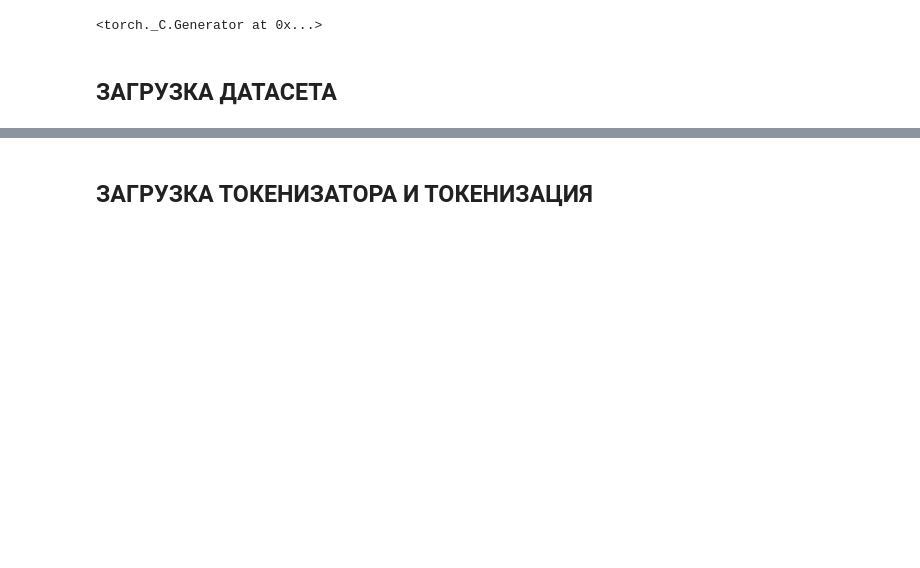
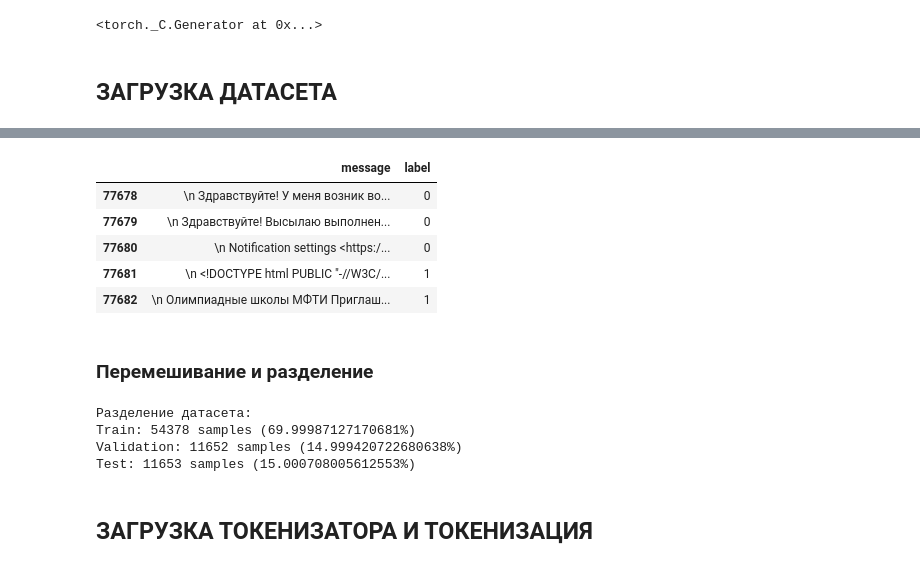
Before and after one commit to oleffr/bip_project, a Jupyter notebook: test_ml/test_train_model(for_debug).ipynb, the cells around one changed output, grey strips where cells are left out. Saved outputs shown, nothing was run; the diff lists cells and outputs as text; code cells hidden in the pictures; blank space fills up the shorter version.

```diff
--- a/test_ml/test_train_model(for_debug).ipynb
+++ b/test_ml/test_train_model(for_debug).ipynb
@@ -132,0 +201,33 @@ Name: count, dtype: int64
+# %%
+def normalize_dataframe(df: pd.DataFrame) -> pd.DataFrame:
+    # ищем текстовую колонку
+    text_column = 'text'
+
+    if text_column is None:
+        raise ValueError("Не найдена колонка с текстом")
+
+    # переименовываем
+    df = df.rename(columns={text_column: "message"})
+
+    if "label" not in df.columns:
+        raise ValueError("Нет колонки label")
+
+    # оставляем только нужное
+    df = df[["message", "label"]]
+
+    # удаляем пустые
+    df = df.dropna()
+    df = df[df["message"].str.strip() != ""]
+
+    return df
+
+
+def load_json_dataset(path: str) -> pd.DataFrame:
+    with open(path, 'r', encoding='utf-8') as f:
+        data = json.load(f)
+
+    df = pd.DataFrame(data)
+    df = normalize_dataframe(df)
+
+    print(f"{path}: {len(df)} samples")
+    return df
@@ -209,3 +365,42 @@ RuntimeError: Dataset scripts are no longer supported, but found phishing-datase
+# %%
+df.tail(5)
+# %% [output]
+|  | message | label |
+| 77678 | \n Здравствуйте! У меня возник во... | 0 |
+| 77679 | \n Здравствуйте! Высылаю выполнен... | 0 |
+| 77680 | \n Notification settings <https:/... | 0 |
+| 77681 | \n <!DOCTYPE html PUBLIC "-//W3C/... | 1 |
+| 77682 | \n Олимпиадные школы МФТИ Приглаш... | 1 |
+# %% [markdown]
+### Перемешивание и разделение
+# %%
+# Сначала перемешиваем весь датасет
+df = df.sample(frac=1, random_state=42).reset_index(drop=True)
+
+# Разделяем на train (70%), validation (15%), test (15%)
+train_df, temp_df = train_test_split(
+    df,
+    test_size=0.3,
+    random_state=42,
+    stratify=df["label"]
+)
+
+val_df, test_df = train_test_split(
+    temp_df,
+    test_size=0.5,
+    random_state=42,
+    stratify=temp_df["label"]
+)
+
+print(f"\nРазделение датасета:")
+print(f"Train: {len(train_df)} samples ({len(train_df)/len(df)*100}%)")
+print(f"Validation: {len(val_df)} samples ({len(val_df)/len(df)*100}%)")
+print(f"Test: {len(test_df)} samples ({len(test_df)/len(df)*100}%)")
+# %% [output]
+Разделение датасета:
+Train: 54378 samples (69.99987127170681%)
+Validation: 11652 samples (14.999420722680638%)
+Test: 11653 samples (15.000708005612553%)
 # %% [markdown]
 ## ЗАГРУЗКА ТОКЕНИЗАТОРА И ТОКЕНИЗАЦИЯ
 # %%
```
Also changed, not shown: parts of 30 cells of this notebook, 5 other files.
